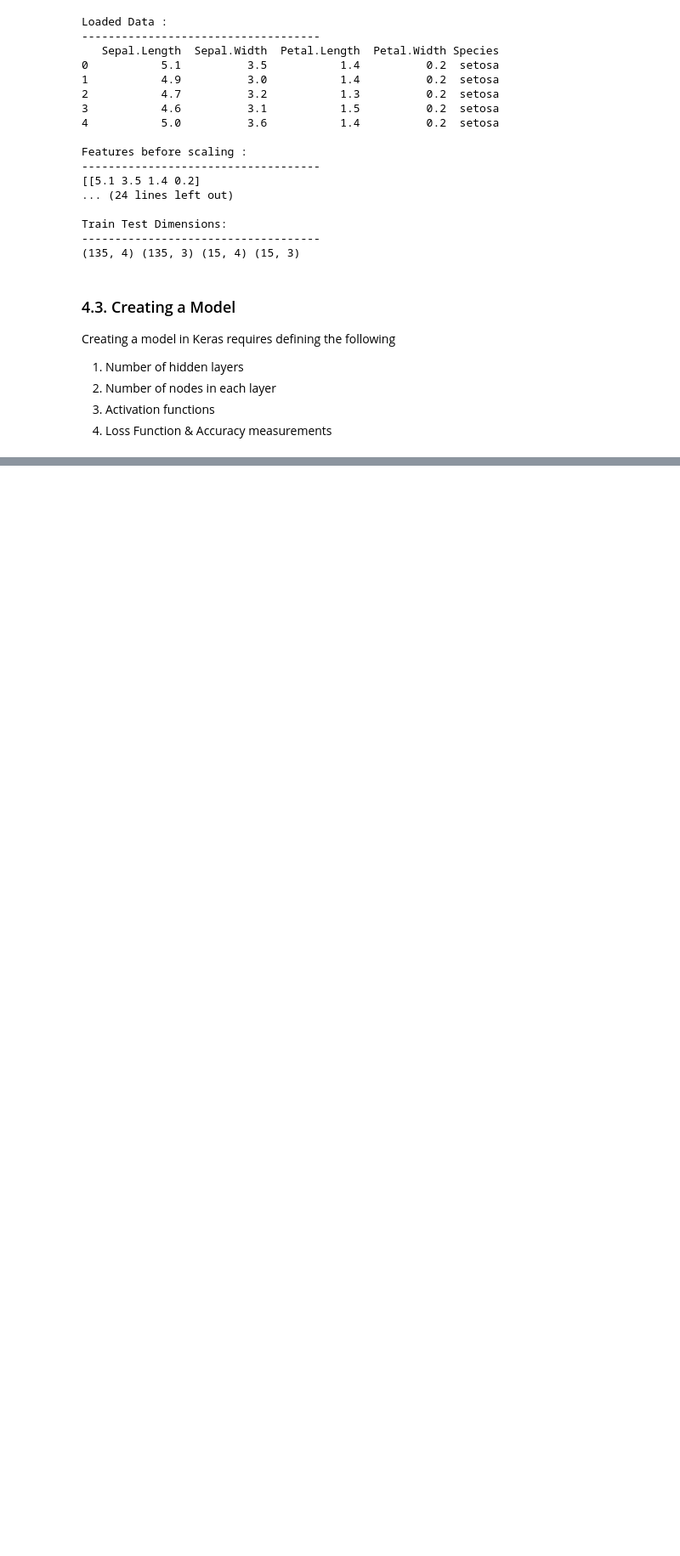
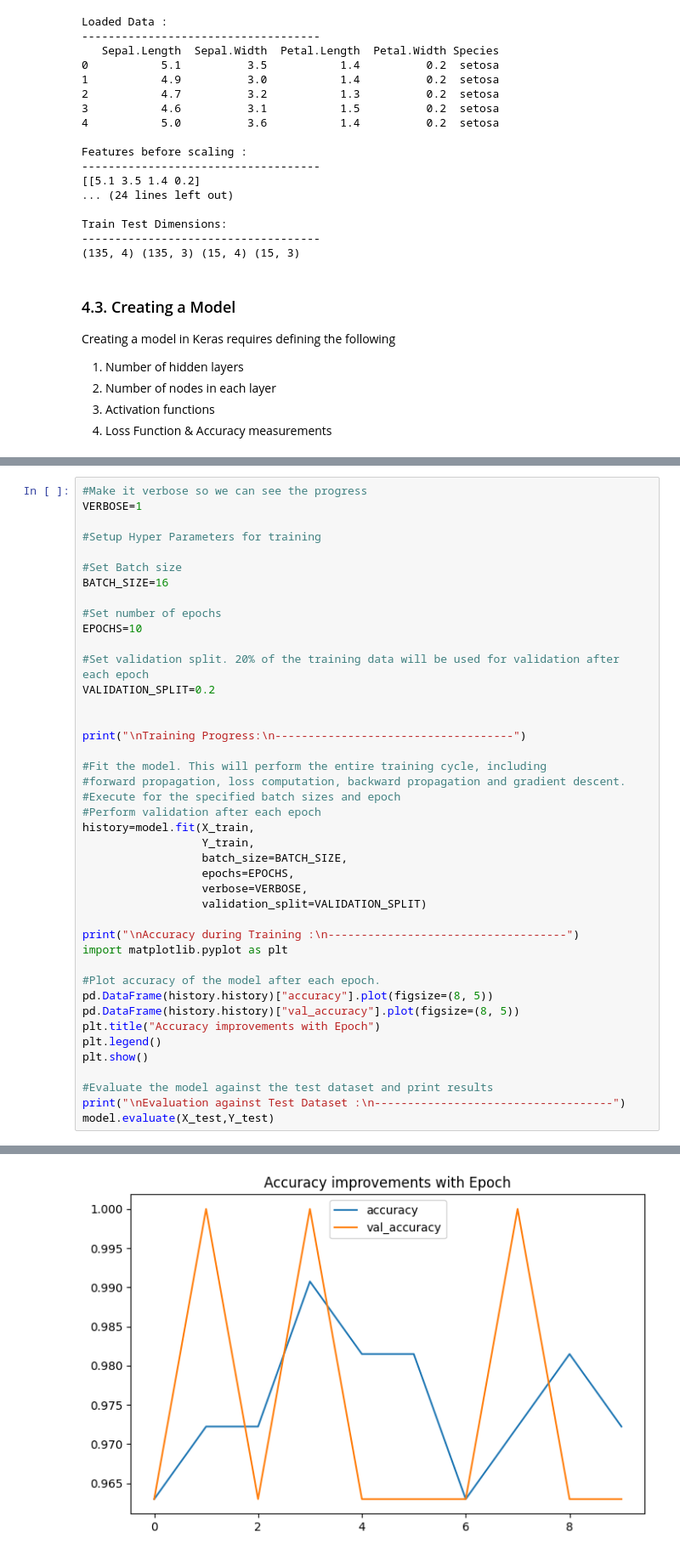
Before and after one commit to mspatke/Deep-Learning-with-Tensorflow, a Jupyter notebook: iris_classification_ann.ipynb, the cells around one changed output, grey strips where cells are left out. Shown at 85% size. Cells and saved outputs as stored; diff of their text form; blank space fills up the shorter version.

```diff
--- a/iris_classification_ann.ipynb
+++ b/iris_classification_ann.ipynb
@@ -105,0 +158,43 @@ from tensorflow import keras
+# %%
+#Make it verbose so we can see the progress
+VERBOSE=1
+
+#Setup Hyper Parameters for training
+
+#Set Batch size
+BATCH_SIZE=16
+
+#Set number of epochs
+EPOCHS=10
+
+#Set validation split. 20% of the training data will be used for validation after each epoch
+VALIDATION_SPLIT=0.2
+
+
+print("\nTraining Progress:\n------------------------------------")
+
+#Fit the model. This will perform the entire training cycle, including
+#forward propagation, loss computation, backward propagation and gradient descent.
+#Execute for the specified batch sizes and epoch
+#Perform validation after each epoch
+history=model.fit(X_train,
+                  Y_train,
+                  batch_size=BATCH_SIZE,
+                  epochs=EPOCHS,
+                  verbose=VERBOSE,
+                  validation_split=VALIDATION_SPLIT)
+
+print("\nAccuracy during Training :\n------------------------------------")
+import matplotlib.pyplot as plt
+
+#Plot accuracy of the model after each epoch.
+pd.DataFrame(history.history)["accuracy"].plot(figsize=(8, 5))
+pd.DataFrame(history.history)["val_accuracy"].plot(figsize=(8, 5))
+plt.title("Accuracy improvements with Epoch")
+plt.legend()
+plt.show()
+
+#Evaluate the model against the test dataset and print results
+print("\nEvaluation against Test Dataset :\n------------------------------------")
+model.evaluate(X_test,Y_test)
+# %% [output]
@@ -105,0 +218 @@ from tensorflow import keras
+[figure, added]
```
Also changed, not shown: parts of 9 cells of this notebook.
